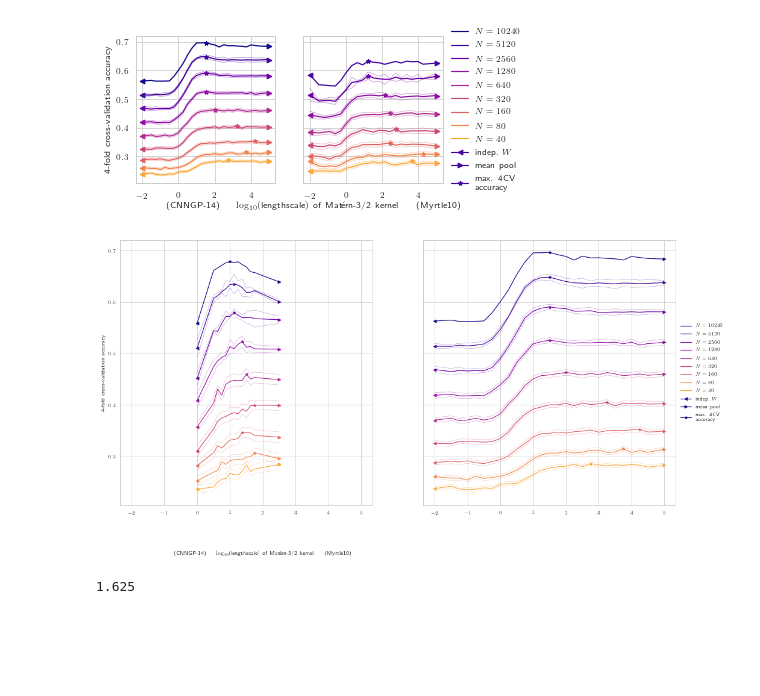
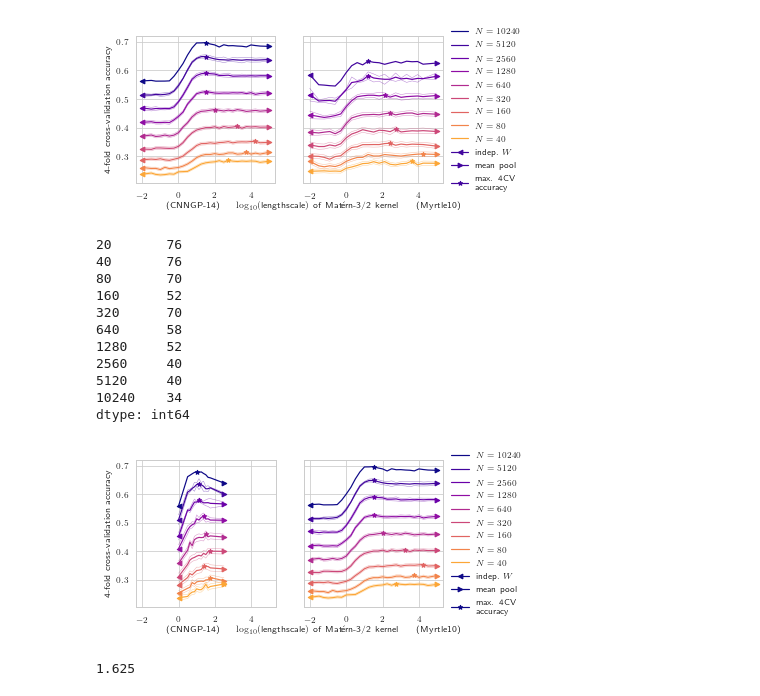
Before and after one commit to rhaps0dy/cnn-limits, a Jupyter notebook: notebooks/neurips figures.ipynb, the cells around one changed output. Drawn from its saved outputs; the diff is of its cells as text; code cells hidden in the pictures; blank space fills up the shorter version.

```diff
--- a/notebooks/neurips figures.ipynb
+++ b/notebooks/neurips figures.ipynb
@@ -157,3 +159,17 @@ plt.savefig("../neurips2020/fig/myrtle10.pgf", bbox_inches="tight")
+# %%
+mean.idxmax()
+# %% [output]
+20       76
+40       76
+80       70
+160      52
+320      70
+640      58
+1280     52
+2560     40
+5120     40
+10240    34
+dtype: int64
 # %%
 (mean, err) = pd.read_pickle("~/Programacio/cnn-limits/figures/cnngp_v2/nngp_14.pkl.gz")["cv"]
 mean = mean.drop([ 20,], axis="columns")
@@ -168,7 +184,7 @@ sns.set_context("paper")
 log_lengthscales = np.array([0, *np.linspace(0.5, 1.75, 11), 2.5])
 lengthscales = 10**log_lengthscales
 
-fig, axes = plt.subplots(1, 2, figsize=(3*5.5107, 3*2.7), sharex=True, sharey=True)
+fig, axes = plt.subplots(1, 2, figsize=(1*5.5107, 1*2.7), sharex=True, sharey=True)
 ax = axes[0]
 
 artists = []
@@ -216,7 +232,7 @@ ax.set_ylabel("4-fold cross-validation accuracy")
 #plt.savefig("../neurips2020/fig/cntk14.pgf")
 
 
-(mean, err) = pd.read_pickle("~/Programacio/cnn-limits/figures/cntk14_cv.pkl.gz")
+(mean, err) = pd.read_pickle("~/Programacio/cnn-limits/s.pkl.gz")
 mean = mean.drop([10, 20,], axis="columns")
 err = err.drop([10, 20,], axis="columns")
 
@@ -235,35 +251,35 @@ for column, color in list(zip(mean.columns, colors))[::-1]:
     y_err = err[column]
 
     line, = ax.plot(x_axis, y_axis, color=color)
     labels.append(f"$N={column}$")
     artists.append(line)
     if column == 10240:
 
         indep_line, = ax.plot([x_axis[0]], [y_axis[0]], color=color, marker='<')
         meanp_line, = ax.plot([x_axis[-1]], [y_axis[-1]], color=color, marker='>')
 
         idx = mean.idxmax()[column]
         maxcv_line, =ax.plot([x_axis[idx]], [y_axis[idx]], color=color, marker='*')
     else:
         ax.plot(x_axis, y_axis+y_err, color=color, linewidth=0.5, ls='-', alpha=0.5)
         ax.plot(x_axis, y_axis-y_err, color=color, linewidth=0.5, ls='-', alpha=0.5)
 
         ax.plot([x_axis[0]], [y_axis[0]], color=color, marker='<')
         ax.plot([x_axis[-1]], [y_axis[-1]], color=color, marker='>')
 
         idx = mean.idxmax()[column]
         ax.plot([x_axis[idx]], [y_axis[idx]], color=color, marker='*')
 
 
 #empty_artist, = ax.plot([], [], linewidth=0.0)
 #ax.set_ylabel("4-fold cross-validation accuracy")
 ax.legend((*artists, indep_line, meanp_line, maxcv_line),
           (*labels, "indep. $W$", "mean pool", "max. 4CV\n accuracy"),
           frameon=False, ncol=1 , loc='center left', bbox_to_anchor=(1, 0.5, 0, 0))
 plt.figtext(0.2, -0.02, r"(CNNGP-14) \hspace{1em}  $\log_{10}($lengthscale$)$ of Matérn-3/2 kernel \hspace{1em}  (Myrtle10)")
-plt.savefig("../neurips2020/fig/myrtle10.pgf", bbox_inches="tight")
+plt.savefig("/tmp/myrtle10.pdf", bbox_inches="tight")
 # %% [output]
-[figure, old version]
+[figure, new version]
 # %%
 np.linspace(-1.5, 3.5, 25)[15]
 # %% [output]
```
Also changed, not shown: parts of 1 cell of this notebook, 9 other files.
